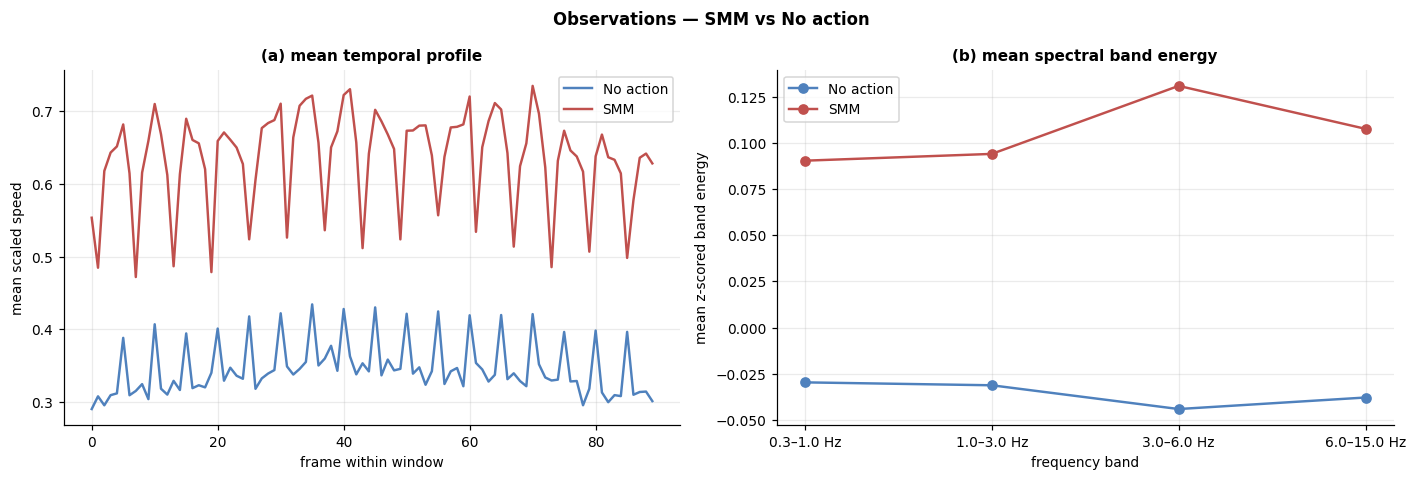
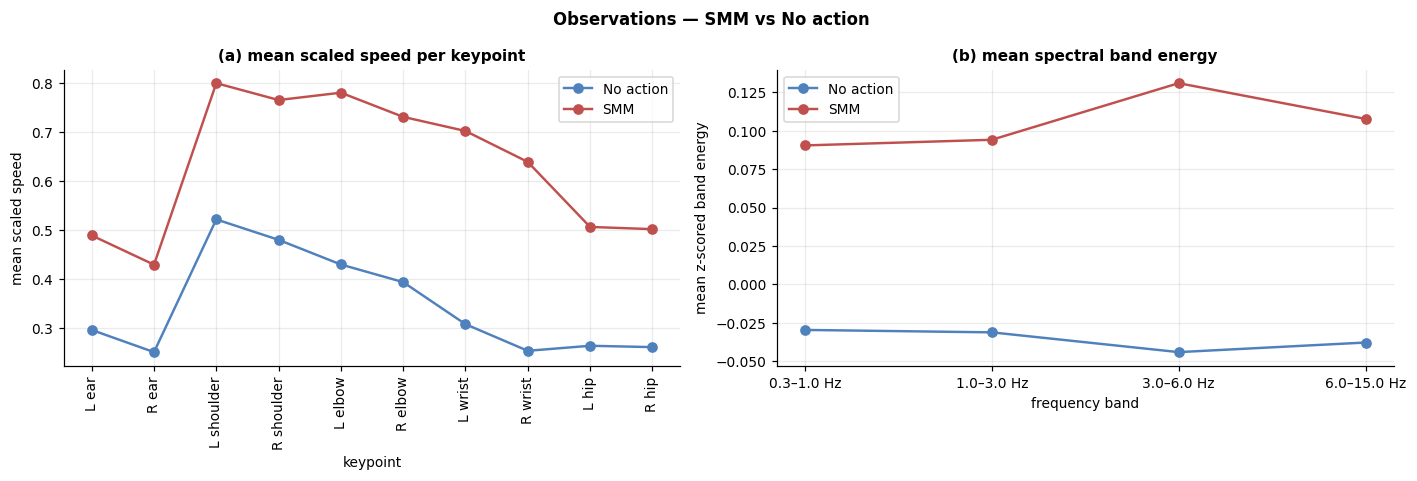
The notebook cell's code change between the first figure and the second:
--- before
+++ after
@@ -6,10 +6,12 @@
 fig, ax = plt.subplots(1, 2, figsize=(13, 4.4))
 
-# (a) mean temporal profile: mean over keypoints, per frame, per class
+# (a) mean scaled speed per keypoint, per class
+kp_x = np.arange(N_SP)
 for lab, c, nm in ((0, NEG_C, "No action"), (1, POS_C, "SMM")):
-    prof = SPD[ys == lab].mean(axis=(0, 1))     # average over windows and keypoints -> (L,)
-    ax[0].plot(range(L), prof, color=c, label=nm, lw=1.6)
-ax[0].set(xlabel="frame within window", ylabel="mean scaled speed",
-          title="(a) mean temporal profile")
+    prof = SPD[ys == lab].mean(axis=(0, 2))     # average over windows and frames -> (10,)
+    ax[0].plot(kp_x, prof, "o-", color=c, label=nm, lw=1.6)
+ax[0].set_xticks(kp_x); ax[0].set_xticklabels(SHORT, rotation=90)
+ax[0].set(xlabel="keypoint", ylabel="mean scaled speed",
+          title="(a) mean scaled speed per keypoint")
 ax[0].legend(); ax[0].grid(alpha=.25)
 

Commit: Fix: asdmorion_prep refactoring